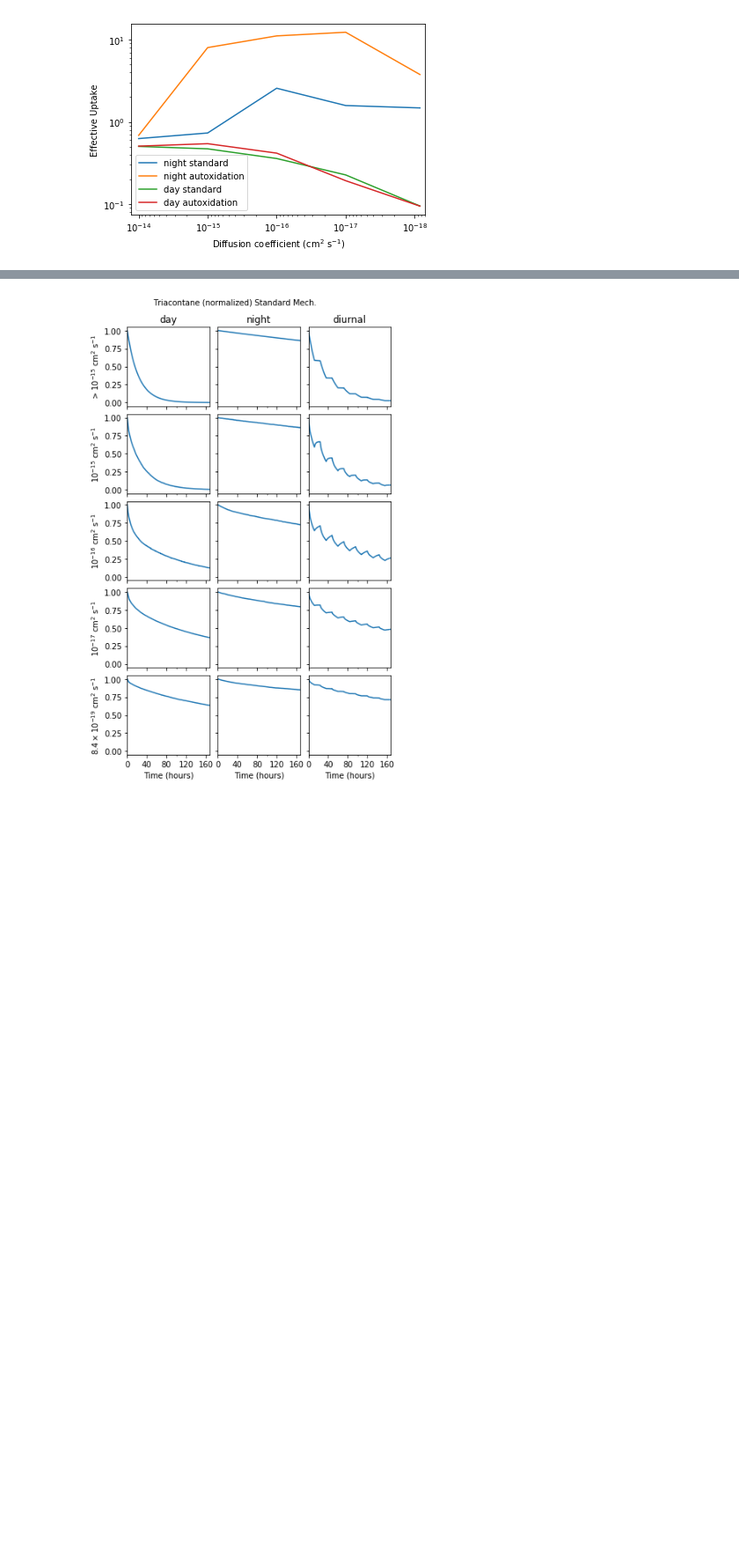
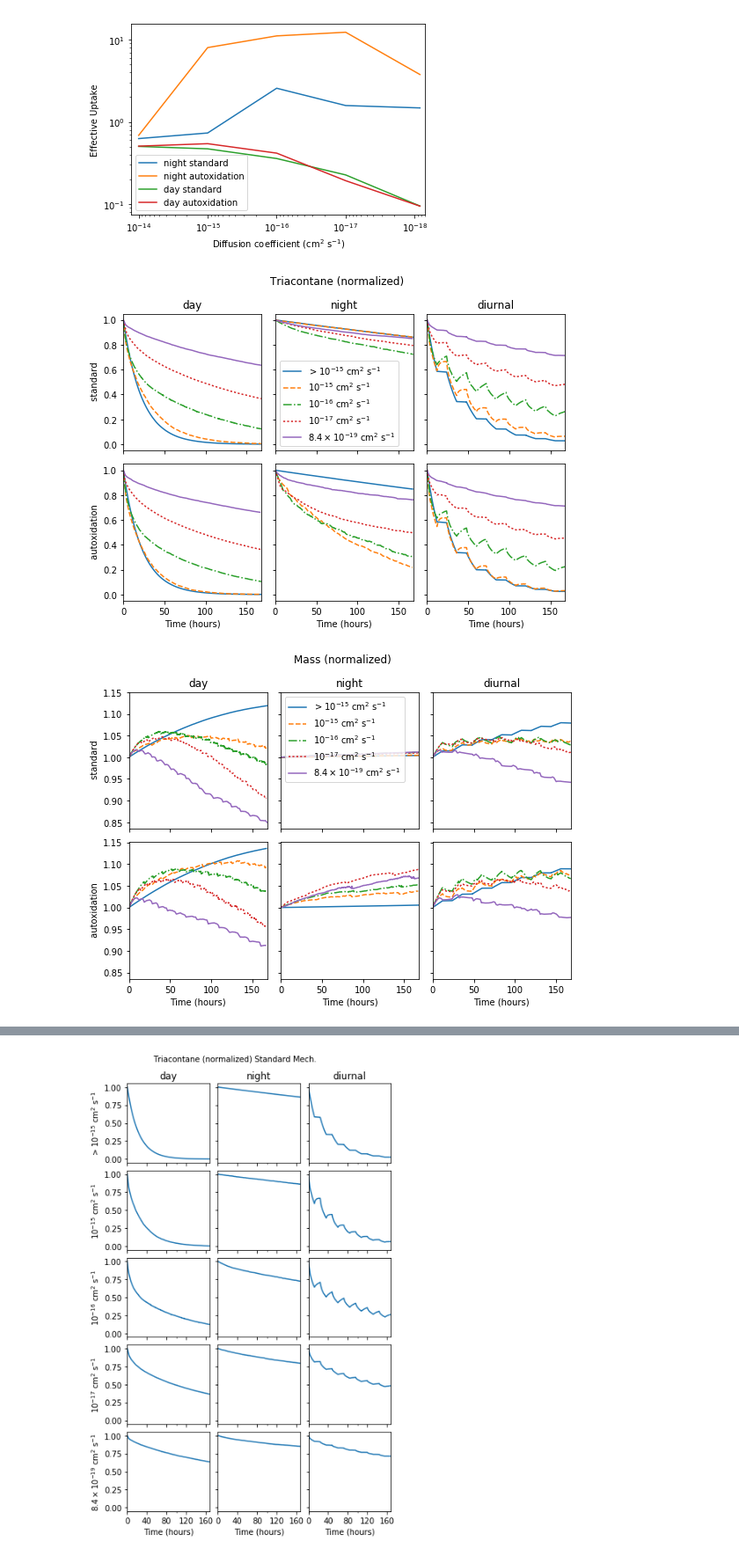
Before and after one commit to aawiegel/StackSimAnalysis, a Jupyter notebook: python/Autoxidation.ipynb, the cells around one changed output, grey strips where cells are left out. Shown at 88% size. Cells and saved outputs as stored; diff of their text form; code cells hidden in the pictures; blank space fills up the shorter version.

Commit message:
condensed figures

```diff
--- a/python/Autoxidation.ipynb
+++ b/python/Autoxidation.ipynb
@@ -136,0 +177,10 @@ for file in files.keys():
+# %%
+%matplotlib inline
+
+data_list = ["Triacontane (normalized)", "Mass (normalized)", "O/C ratio", "Average Carbon", "Average Oxygen"]
+
+for data in data_list:
+    plot_property(data)
+# %% [output]
+[figure, added]
+[figure, added]
```
Also changed, not shown: parts of 3 cells of this notebook.
